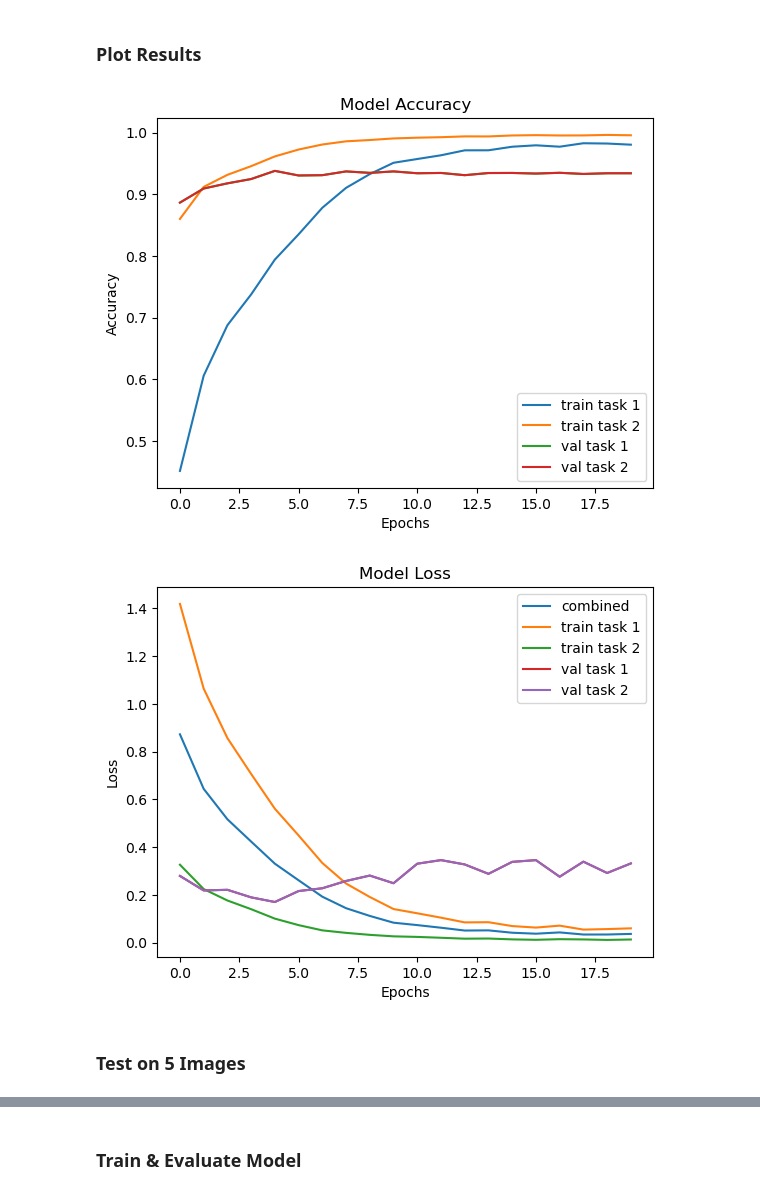
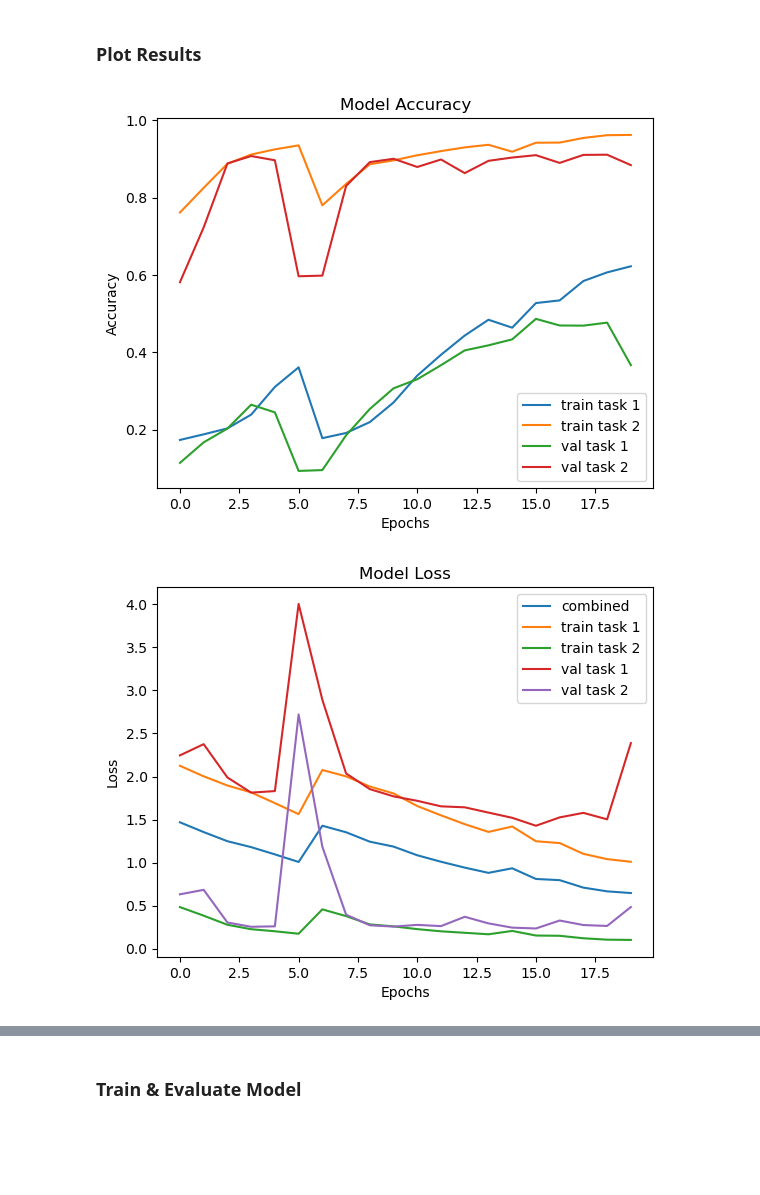
Before and after one commit to mnguyen0226/multitask_learning_vit, a Jupyter notebook: multitask-learning-cnn-cifar10.ipynb, the cells around one changed output, grey strips where cells are left out. Saved outputs shown, nothing was run; the diff lists cells and outputs as text; code cells hidden in the pictures; blank space fills up the shorter version.

```diff
--- a/multitask-learning-cnn-cifar10.ipynb
+++ b/multitask-learning-cnn-cifar10.ipynb
@@ -272,6 +253,0 @@ superclass_mapping = {
-# %%
-# network parameters
-input_shape = (32, 32, 3)
-batch_size = 128
-epochs=20
-gamma=0.5
@@ -344,18 +310,24 @@ gamma=0.5
+# %%
+# define parameters and generate model
+gamma=0.6
+dropout = 0
+optimizer = 'Adam'
+model_2 = create_model(dropout)
 # %%
 # compile model
-model_1.compile(loss={'task_1_output': 'categorical_crossentropy',
+model_2.compile(loss={'task_1_output': 'categorical_crossentropy',
                     'task_2_output': 'binary_crossentropy'},
               loss_weights={'task_1_output': gamma,
                             'task_2_output': 1-gamma},
-              optimizer='adam',
+              optimizer=optimizer,
               metrics=['accuracy'])
 # %% [markdown]
 ### Train & Evaluate Model
 # %%
 # train model
-history_1 = model_1.fit({'input': new_X_train},
-                        {'task_1_output': new_y_train, 'task_2_output': new_y_train_super},
-                        validation_data=(new_X_test, [new_y_test, new_y_test_super]),
+history_2 = model_2.fit({'input': X_train},
+                        {'task_1_output': y_train, 'task_2_output': y_train_super},
+                        validation_split=0.15,
                         epochs=epochs,
                         batch_size=batch_size,
                         verbose=1)
@@ -416,29 +395,27 @@ Test task 2 acc: 0.9341250061988831
 ### Plot Results
 # %%
 # accuracy plot
-plt.plot(history_1.history['task_1_output_accuracy'])
-plt.plot(history_1.history['task_2_output_accuracy'])
-plt.plot(history_1.history['val_task_2_output_accuracy'])
-plt.plot(history_1.history['val_task_2_output_accuracy'])
+plt.plot(history_2.history['task_1_output_accuracy'])
+plt.plot(history_2.history['task_2_output_accuracy'])
+plt.plot(history_2.history['val_task_1_output_accuracy'])
+plt.plot(history_2.history['val_task_2_output_accuracy'])
 plt.title('Model Accuracy')
 plt.ylabel('Accuracy')
 plt.xlabel('Epochs')
 plt.legend(['train task 1', 'train task 2', 'val task 1', 'val task 2'])
 plt.show()
 
 # loss plot
-plt.plot(history_1.history['loss'])
-plt.plot(history_1.history['task_1_output_loss'])
-plt.plot(history_1.history['task_2_output_loss'])
-plt.plot(history_1.history['val_task_2_output_loss'])
-plt.plot(history_1.history['val_task_2_output_loss'])
+plt.plot(history_2.history['loss'])
+plt.plot(history_2.history['task_1_output_loss'])
+plt.plot(history_2.history['task_2_output_loss'])
+plt.plot(history_2.history['val_task_1_output_loss'])
+plt.plot(history_2.history['val_task_2_output_loss'])
 plt.title('Model Loss')
 plt.ylabel('Loss')
 plt.xlabel('Epochs')
 plt.legend(['combined' ,'train task 1', 'train task 2', 'val task 1', 'val task 2'])
 plt.show()
 # %% [output]
-[figure, old version]
+[figure, new version]
-[figure, old version]
+[figure, new version]
-# %% [markdown]
-### Test on 5 Images
```
Also changed, not shown: parts of 87 cells of this notebook.
